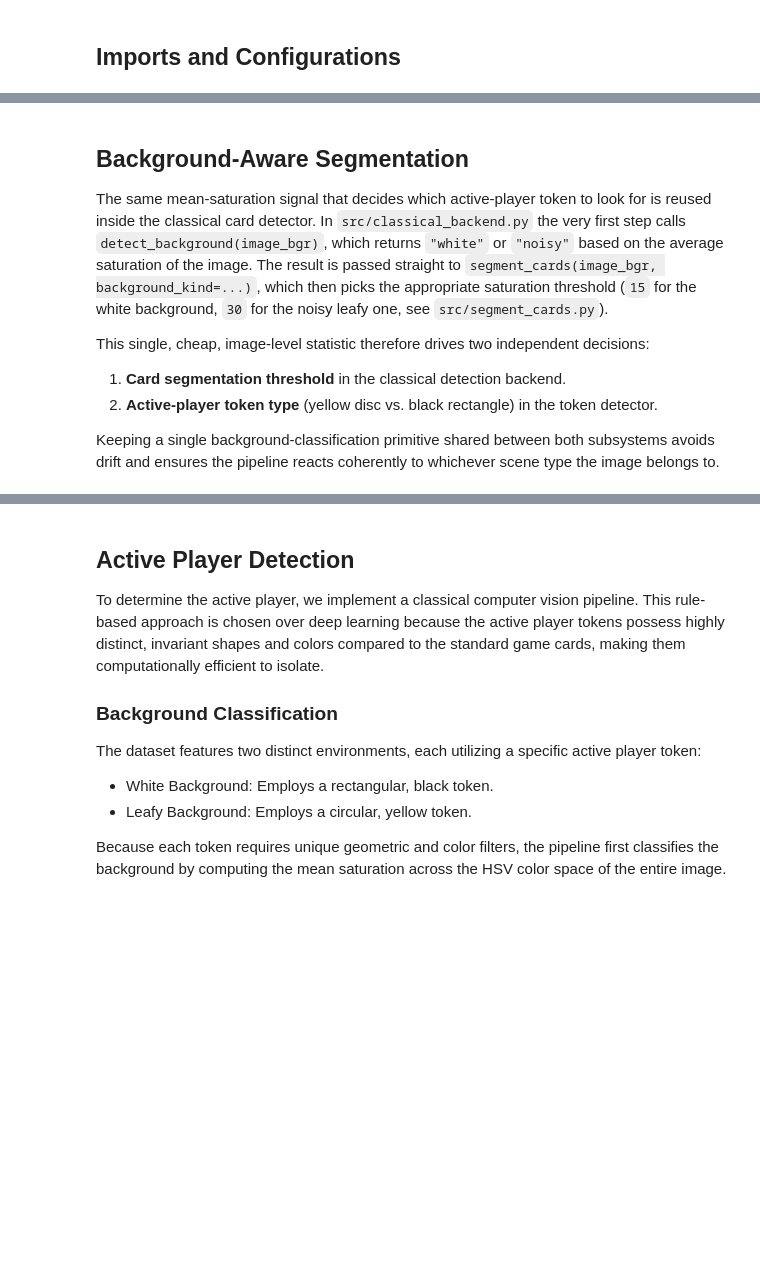
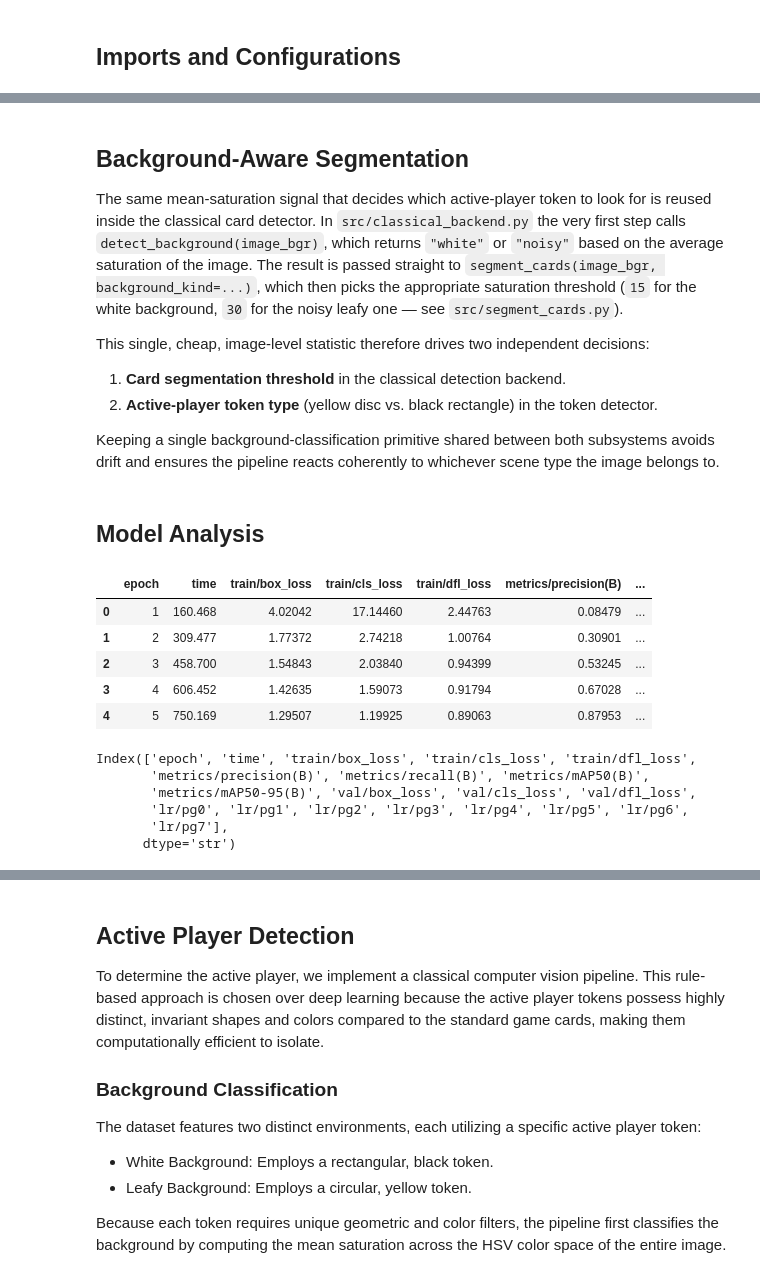
Before and after one commit to theolemonnier/iapr_uno_competition, a Jupyter notebook: report.ipynb, the cells around one changed output, grey strips where cells are left out. Drawn from its saved outputs; the diff is of its cells as text; code cells hidden in the pictures; blank space fills up the shorter version.

```diff
--- a/report.ipynb
+++ b/report.ipynb
@@ -63,10 +78,37 @@ The full assignment in `process_image_with_detections` works as follows:
 # %% [markdown]
 ## Background-Aware Segmentation
 
-The same mean-saturation signal that decides which active-player token to look for is reused inside the classical card detector. In `src/classical_backend.py` the very first step calls `detect_background(image_bgr)`, which returns `"white"` or `"noisy"` based on the average saturation of the image. The result is passed straight to `segment_cards(image_bgr, background_kind=...)`, which then picks the appropriate saturation threshold (`15` for the white background, `30` for the noisy leafy one, see `src/segment_cards.py`).
+The same mean-saturation signal that decides which active-player token to look for is reused inside the classical card detector. In `src/classical_backend.py` the very first step calls `detect_background(image_bgr)`, which returns `"white"` or `"noisy"` based on the average saturation of the image. The result is passed straight to `segment_cards(image_bgr, background_kind=...)`, which then picks the appropriate saturation threshold (`15` for the white background, `30` for the noisy leafy one — see `src/segment_cards.py`).
 
 This single, cheap, image-level statistic therefore drives two independent decisions:
 1. **Card segmentation threshold** in the classical detection backend.
 2. **Active-player token type** (yellow disc vs. black rectangle) in the token detector.
 
 Keeping a single background-classification primitive shared between both subsystems avoids drift and ensures the pipeline reacts coherently to whichever scene type the image belongs to.
+# %% [markdown]
+## Model Analysis
+# %%
+import pandas as pd
+import matplotlib.pyplot as plt
+from pathlib import Path
+
+csv_path = Path("./model/detect/train/results.csv")
+
+df = pd.read_csv(csv_path)
+df.columns = df.columns.str.strip()
+
+display(df.head())
+print(df.columns)
+# %% [output]
+|  | epoch | time | train/box_loss | train/cls_loss | train/dfl_loss | metrics/precision(B) | ... |
+| 0 | 1 | 160.468 | 4.02042 | 17.14460 | 2.44763 | 0.08479 | ... |
+| 1 | 2 | 309.477 | 1.77372 | 2.74218 | 1.00764 | 0.30901 | ... |
+| 2 | 3 | 458.700 | 1.54843 | 2.03840 | 0.94399 | 0.53245 | ... |
+| 3 | 4 | 606.452 | 1.42635 | 1.59073 | 0.91794 | 0.67028 | ... |
+| 4 | 5 | 750.169 | 1.29507 | 1.19925 | 0.89063 | 0.87953 | ... |
+Index(['epoch', 'time', 'train/box_loss', 'train/cls_loss', 'train/dfl_loss',
+       'metrics/precision(B)', 'metrics/recall(B)', 'metrics/mAP50(B)',
+       'metrics/mAP50-95(B)', 'val/box_loss', 'val/cls_loss', 'val/dfl_loss',
+       'lr/pg0', 'lr/pg1', 'lr/pg2', 'lr/pg3', 'lr/pg4', 'lr/pg5', 'lr/pg6',
+       'lr/pg7'],
+      dtype='str')
```
Also changed, not shown: parts of 16 cells of this notebook.
